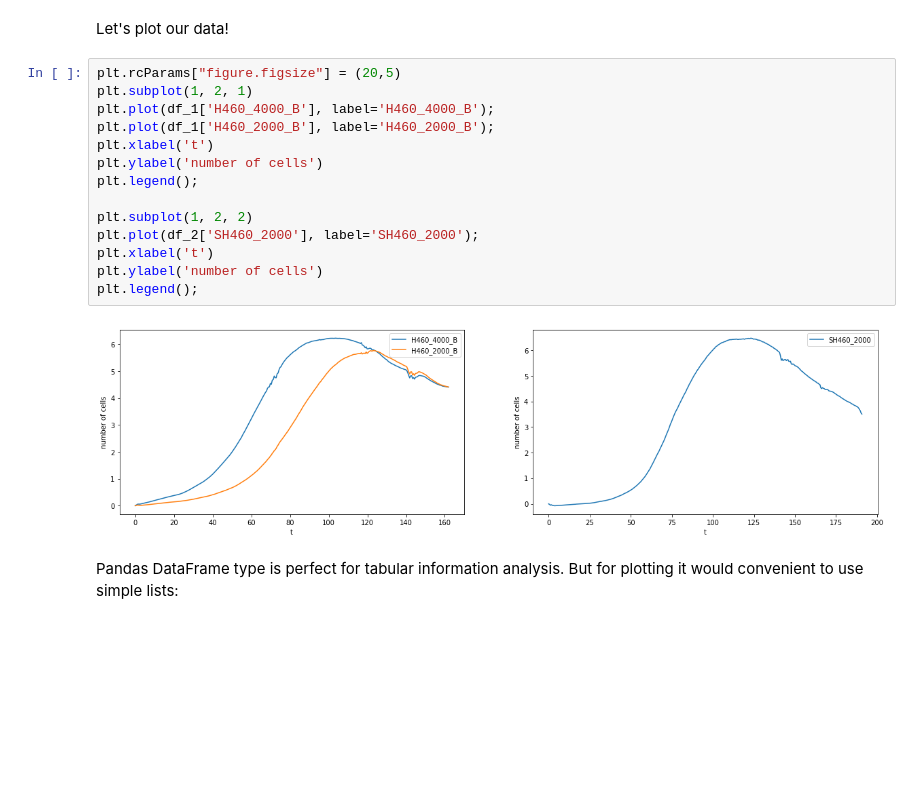
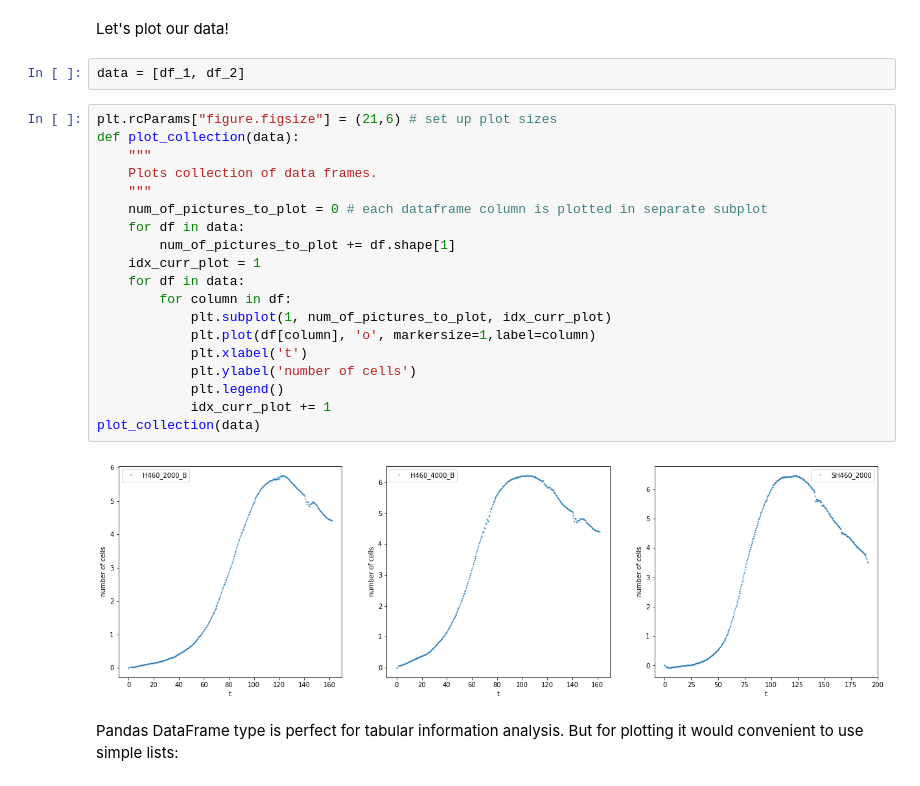
Before and after one commit to CalmScout/mathematical_oncology_course, a Jupyter notebook: practica_01/practica_01.ipynb, the cells around one changed output. Saved outputs shown, nothing was run; the diff lists cells and outputs as text; blank space fills up the shorter version.

```diff
--- a/practica_01/practica_01.ipynb
+++ b/practica_01/practica_01.ipynb
@@ -58,22 +60,29 @@ df_2.head()
 | 2.1414 | -0.0578 |
 # %% [markdown]
 Let's plot our data!
-# %%
-plt.rcParams["figure.figsize"] = (20,5)
-plt.subplot(1, 2, 1)
-plt.plot(df_1['H460_4000_B'], label='H460_4000_B');
-plt.plot(df_1['H460_2000_B'], label='H460_2000_B');
-plt.xlabel('t')
-plt.ylabel('number of cells')
-plt.legend();
-
-plt.subplot(1, 2, 2)
-plt.plot(df_2['SH460_2000'], label='SH460_2000');
-plt.xlabel('t')
-plt.ylabel('number of cells')
-plt.legend();
-# %% [output]
-[figure, removed]
+# %%
+data = [df_1, df_2]
+# %%
+plt.rcParams["figure.figsize"] = (21,6) # set up plot sizes
+def plot_collection(data):
+    """
+    Plots collection of data frames.
+    """
+    num_of_pictures_to_plot = 0 # each dataframe column is plotted in separate subplot
+    for df in data:
+        num_of_pictures_to_plot += df.shape[1]
+    idx_curr_plot = 1
+    for df in data:
+        for column in df:
+            plt.subplot(1, num_of_pictures_to_plot, idx_curr_plot)
+            plt.plot(df[column], 'o', markersize=1,label=column)
+            plt.xlabel('t')
+            plt.ylabel('number of cells')
+            plt.legend()
+            idx_curr_plot += 1
+plot_collection(data)
+# %% [output]
+[figure, added]
 # %% [markdown]
 Pandas DataFrame type is perfect for tabular information analysis. But for plotting it would convenient to use simple lists:
 # %%
```
Also changed, not shown: parts of 43 cells of this notebook.
